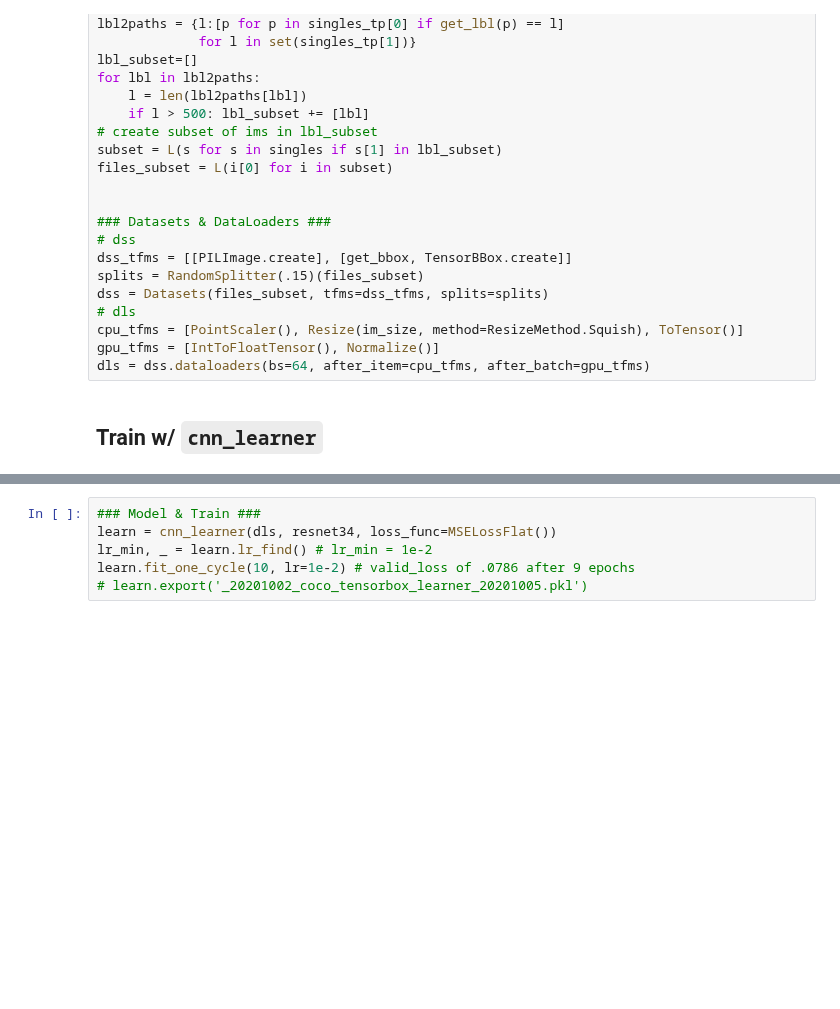
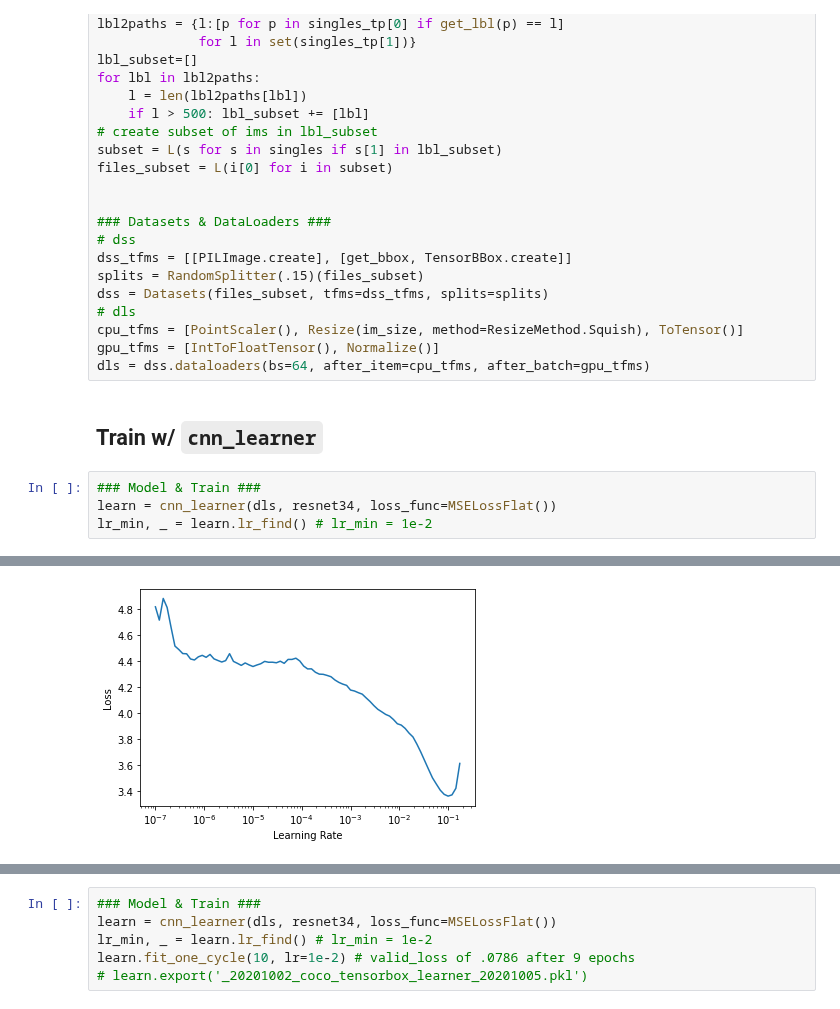
Before and after one commit to mccallion/rory, a Jupyter notebook: _20201002_coco_tensorbbox.ipynb, the cells around one changed output, grey strips where cells are left out. Saved outputs shown, nothing was run; the diff lists cells and outputs as text; blank space fills up the shorter version.

```diff
--- a/_20201002_coco_tensorbbox.ipynb
+++ b/_20201002_coco_tensorbbox.ipynb
@@ -77,3 +77,8 @@ gpu_tfms = [IntToFloatTensor(), Normalize()]
 dls = dss.dataloaders(bs=64, after_item=cpu_tfms, after_batch=gpu_tfms)
 # %% [markdown]
 ## Train w/ `cnn_learner`
+# %%
+### Model & Train ###
+learn = cnn_learner(dls, resnet34, loss_func=MSELossFlat())
+lr_min, _ = learn.lr_find() # lr_min = 1e-2
+# %% [output]
@@ -79,0 +86 @@ dls = dss.dataloaders(bs=64, after_item=cpu_tfms, after_batch=gpu_tfms)
+[figure, added]
```
Also changed, not shown: parts of 4 cells of this notebook, 6 other files.
